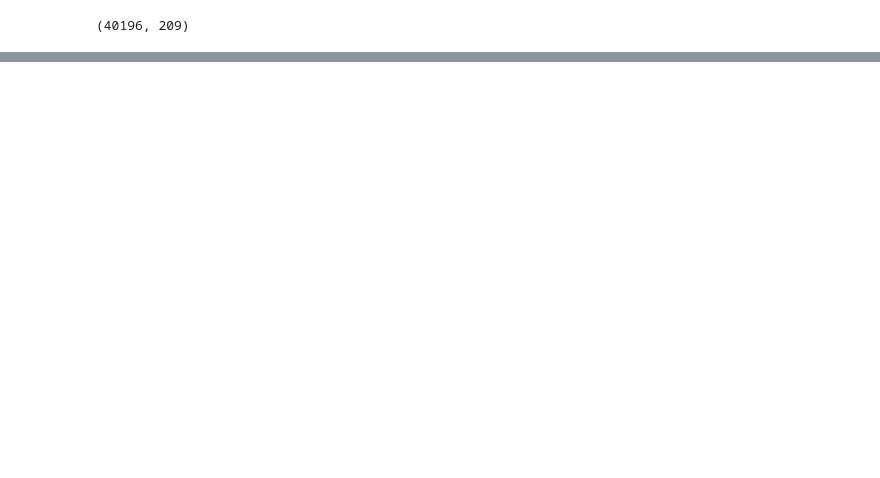
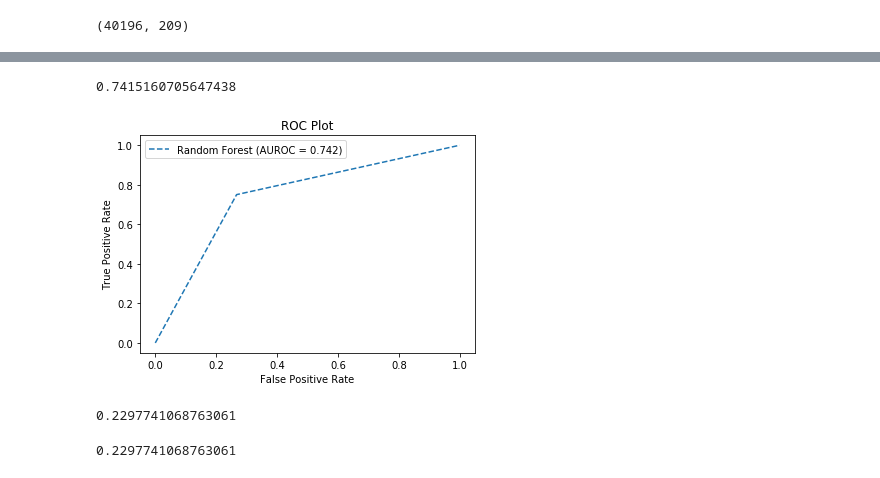
Before and after one commit to keswani-Rohitkumar/Customer_Transaction_Prediction, a Jupyter notebook: Customer_Transaction_Prediction-Copy1.ipynb, the cells around one changed output, grey strips where cells are left out. Cells and saved outputs as stored; diff of their text form; code cells hidden in the pictures; blank space fills up the shorter version.

```diff
--- a/Customer_Transaction_Prediction-Copy1.ipynb
+++ b/Customer_Transaction_Prediction-Copy1.ipynb
@@ -373,0 +419,4 @@ X_res.shape
+# %%
+random_forest_clf = RandomForestClassifier().fit(x_undertrain,y_undertrain)
+# %%
+preds_rf = random_forest_clf.predict(x_underval)
@@ -373,0 +442,17 @@ X_res.shape
+# %%
+rf_auc = roc_auc_score(y_underval,preds_rf)
+# %%
+rf_auc
+# %% [output]
+0.7415160705647438
+# %%
+rf_fpr, rf_tpr, _ = roc_curve(y_underval,preds_rf)
+# %%
+plt.plot(rf_fpr, rf_tpr, linestyle='--', label = 'Random Forest (AUROC = %0.3f)' %rf_auc)
+plt.title('ROC Plot')
+plt.xlabel('False Positive Rate')
+plt.ylabel('True Positive Rate')
+plt.legend()
+plt.show()
+# %% [output]
+[figure, added]
@@ -373,0 +463,8 @@ X_res.shape
+# %%
+metrics.mean_absolute_error(y_underval, preds)
+# %% [output]
+0.2297741068763061
+# %%
+metrics.mean_squared_error(y_underval, preds)
+# %% [output]
+0.2297741068763061
```
Also changed, not shown: parts of 65 cells of this notebook.
